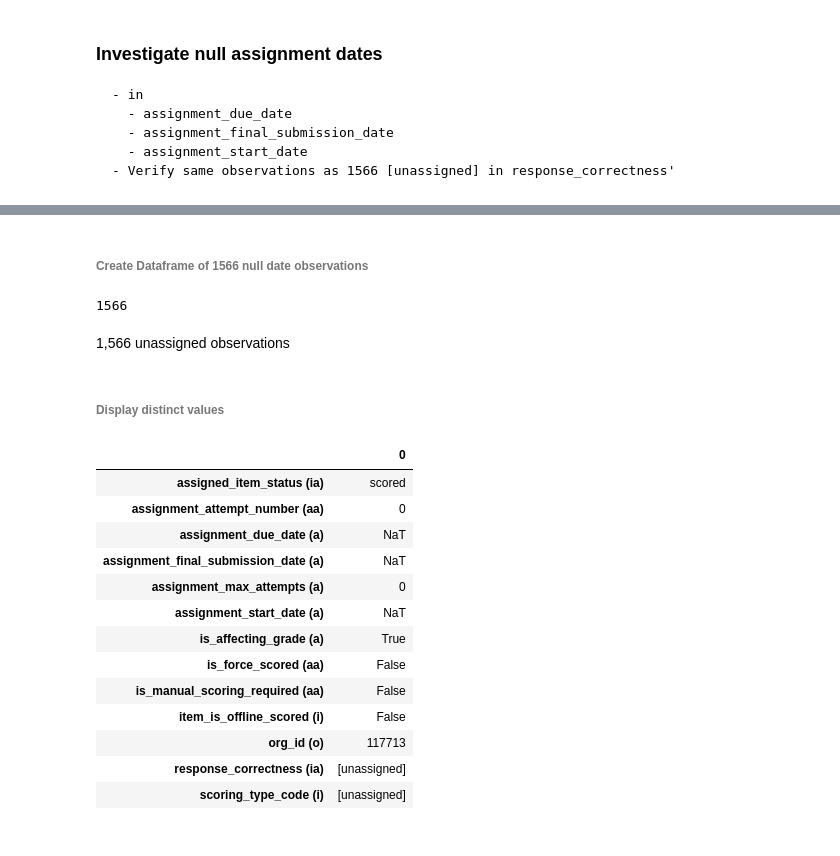
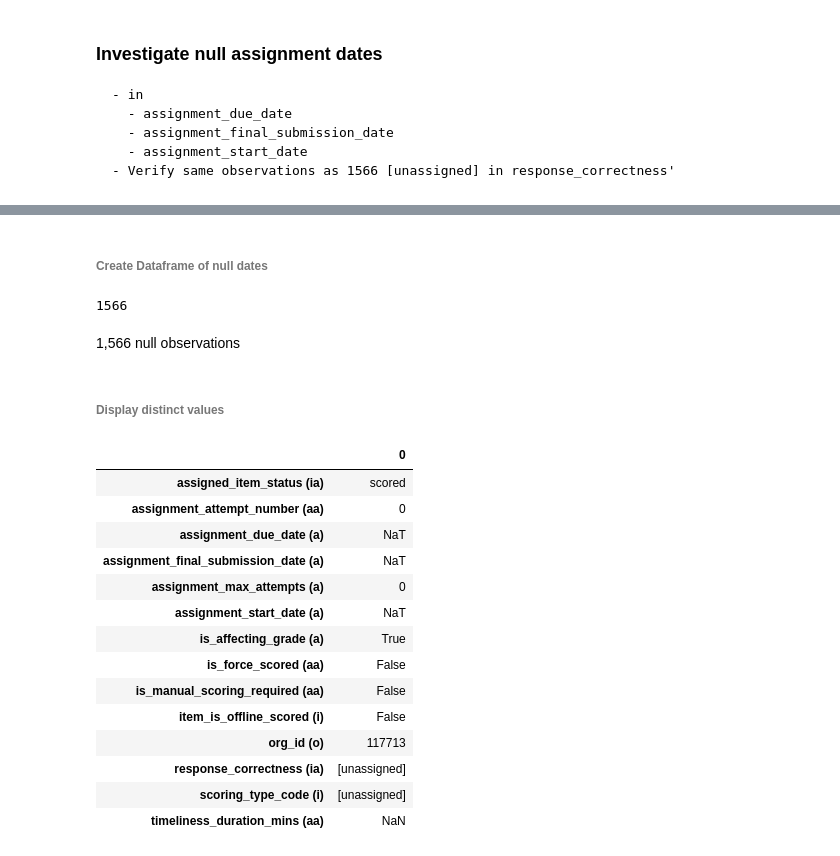
Before and after one commit to dlhinkley/c772-capstone-project, a Jupyter notebook: jupyter/investigation/investigate-null-assignment-dates.ipynb, the cells around one changed output, grey strips where cells are left out. Cells and saved outputs as stored; diff of their text form; code cells hidden in the pictures.

```diff
--- a/jupyter/investigation/investigate-null-assignment-dates.ipynb
+++ b/jupyter/investigation/investigate-null-assignment-dates.ipynb
@@ -19,31 +12,32 @@ You should consider upgrading via the '/Users/duane.hinkley/PycharmProjects/c772
 # %%
 filterDf  = load_df('filterDf')
 # %% [markdown]
-###### Create Dataframe of 1566 null date observations
+###### Create Dataframe of null dates
 # %%
-unassignedDf = filterDf.filter(F.col("response_correctness") == "[unassigned]")
+nullDf = filterDf.filter(F.col("assignment_due_date").isNull())
 
-unassignedDf.count()
+nullDf.count()
 # %% [output]
 1566
 # %% [markdown]
-1,566 unassigned observations
+1,566 null observations
 # %% [markdown]
 ###### Display distinct values
 # %%
-distinct_val(unassignedDf)
+distinct_val(nullDf)
 # %% [output]
 |  | 0 |
 | assigned_item_status (ia) | scored |
 | assignment_attempt_number (aa) | 0 |
 | assignment_due_date (a) | NaT |
 | assignment_final_submission_date (a) | NaT |
 | assignment_max_attempts (a) | 0 |
 | assignment_start_date (a) | NaT |
 | is_affecting_grade (a) | True |
 | is_force_scored (aa) | False |
 | is_manual_scoring_required (aa) | False |
 | item_is_offline_scored (i) | False |
 | org_id (o) | 117713 |
 | response_correctness (ia) | [unassigned] |
 | scoring_type_code (i) | [unassigned] |
+| timeliness_duration_mins (aa) | NaN |
```
Also changed, not shown: parts of 10 cells of this notebook, 32 other files.
